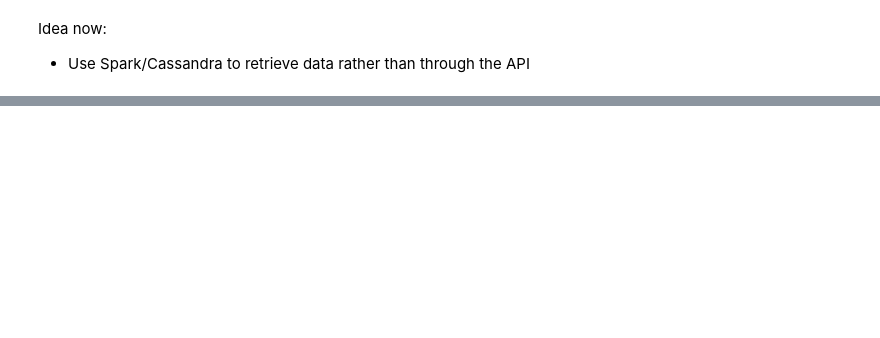
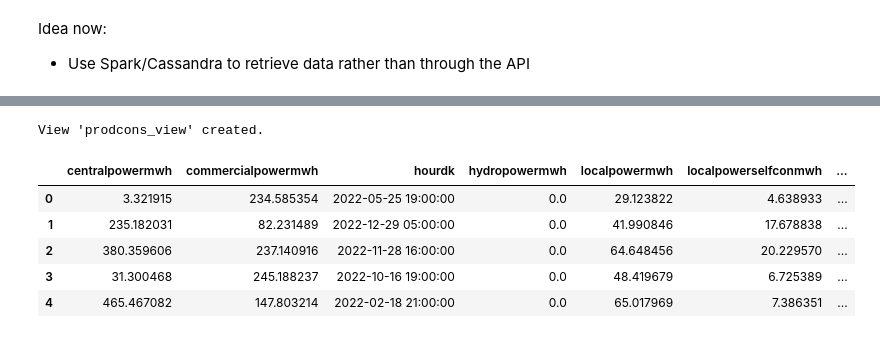
Before and after one commit to aadle/data-to-decision-320, a Jupyter notebook: project_1.ipynb, the cells around one changed output, grey strips where cells are left out. Drawn from its saved outputs; the diff is of its cells as text; code cells hidden in the pictures; blank space fills up the shorter version.

```diff
--- a/project_1.ipynb
+++ b/project_1.ipynb
@@ -374,0 +435,32 @@ production
+# %%
+create_view_from_cas("prodcons_view", "prodcons", keyspace)
+sdf_prodcons = spark.sql("SELECT * FROM prodcons_view").toPandas()
+# %% [output]
+View 'prodcons_view' created.
+# %%
+sdf_prodcons[[
+    # 'id',
+    'centralpowermwh', 'commercialpowermwh',
+    # 'exchangegb_mwh','exchangege_mwh', 'exchangegreatbelt_mwh',
+    # 'exchangenl_mwh', 'exchangeno_mwh', 'exchangese_mwh',
+    # 'gridlossdistributionmwh', 'gridlossinterconnectorsmwh', 'gridlosstransmissionmwh',
+    # 'grossconsumptionmwh',
+    'hourdk',
+    # 'hourutc',
+    'hydropowermwh',
+    'localpowermwh',
+    'localpowerselfconmwh', 'offshorewindge100mw_mwh',
+    'offshorewindlt100mw_mwh', 'onshorewindge50kw_mwh',
+    'onshorewindlt50kw_mwh',
+    # 'powertoheatmwh',
+    'pricearea',
+    'solarpowerge10lt40kw_mwh', 'solarpowerge40kw_mwh',
+    'solarpowerlt10kw_mwh', 'solarpowerselfconmwh', 'unknownprodmwh'
+]].head()
+# %% [output]
+|  | centralpowermwh | commercialpowermwh | hourdk | hydropowermwh | localpowermwh | localpowerselfconmwh | ... |
+| 0 | 3.321915 | 234.585354 | 2022-05-25 19:00:00 | 0.0 | 29.123822 | 4.638933 | ... |
+| 1 | 235.182031 | 82.231489 | 2022-12-29 05:00:00 | 0.0 | 41.990846 | 17.678838 | ... |
+| 2 | 380.359606 | 237.140916 | 2022-11-28 16:00:00 | 0.0 | 64.648456 | 20.229570 | ... |
+| 3 | 31.300468 | 245.188237 | 2022-10-16 19:00:00 | 0.0 | 48.419679 | 6.725389 | ... |
+| 4 | 465.467082 | 147.803214 | 2022-02-18 21:00:00 | 0.0 | 65.017969 | 7.386351 | ... |
```
Also changed, not shown: parts of 32 cells of this notebook.
